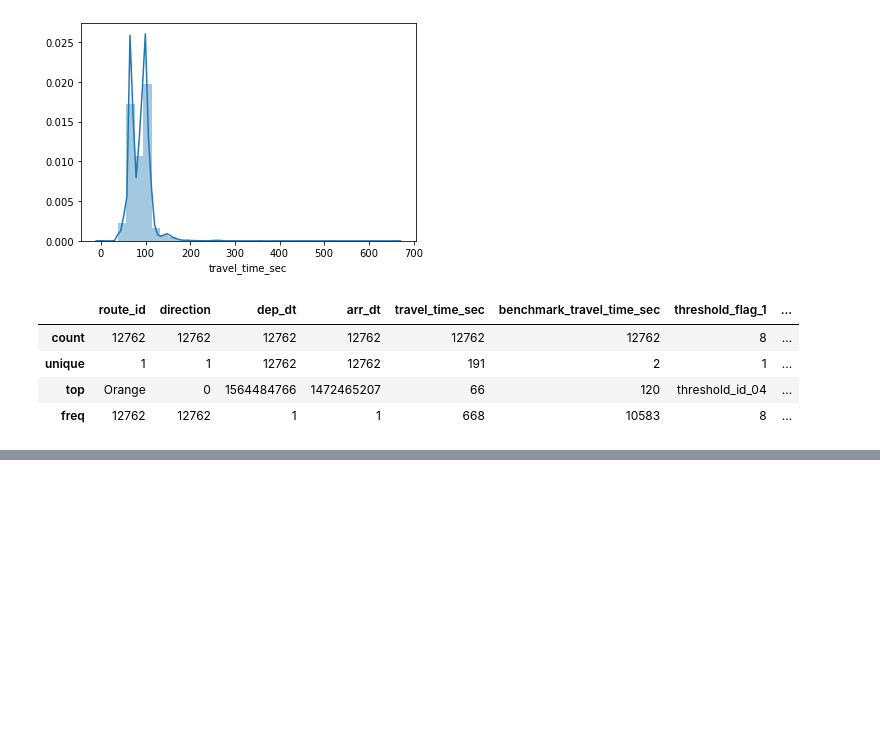
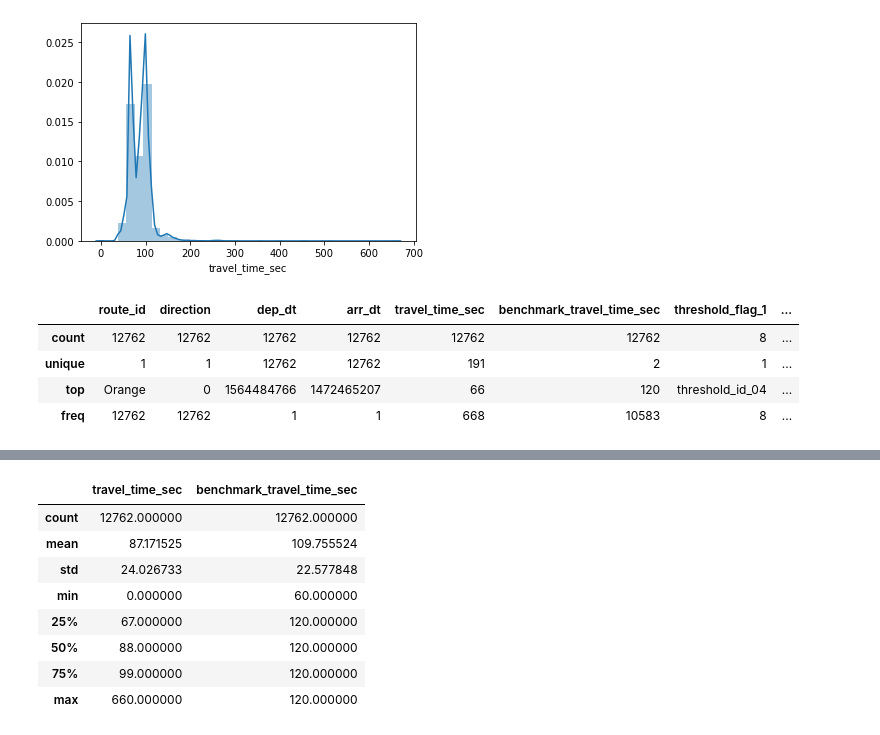
Before and after one commit to Clee2691/DS_Projects, a Jupyter notebook: DSProjects/MBTA/mbta.ipynb, the cells around one changed output, grey strips where cells are left out. Saved outputs shown, nothing was run; the diff lists cells and outputs as text; code cells hidden in the pictures; blank space fills up the shorter version.

```diff
--- a/DSProjects/MBTA/mbta.ipynb
+++ b/DSProjects/MBTA/mbta.ipynb
@@ -148,0 +203,12 @@ memory usage: 1.2+ MB
+# %%
+df_travel.describe()
+# %% [output]
+|  | travel_time_sec | benchmark_travel_time_sec |
+| count | 12762.000000 | 12762.000000 |
+| mean | 87.171525 | 109.755524 |
+| std | 24.026733 | 22.577848 |
+| min | 0.000000 | 60.000000 |
+| 25% | 67.000000 | 120.000000 |
+| 50% | 88.000000 | 120.000000 |
+| 75% | 99.000000 | 120.000000 |
+| max | 660.000000 | 120.000000 |
```
Also changed, not shown: parts of 11 cells of this notebook.
